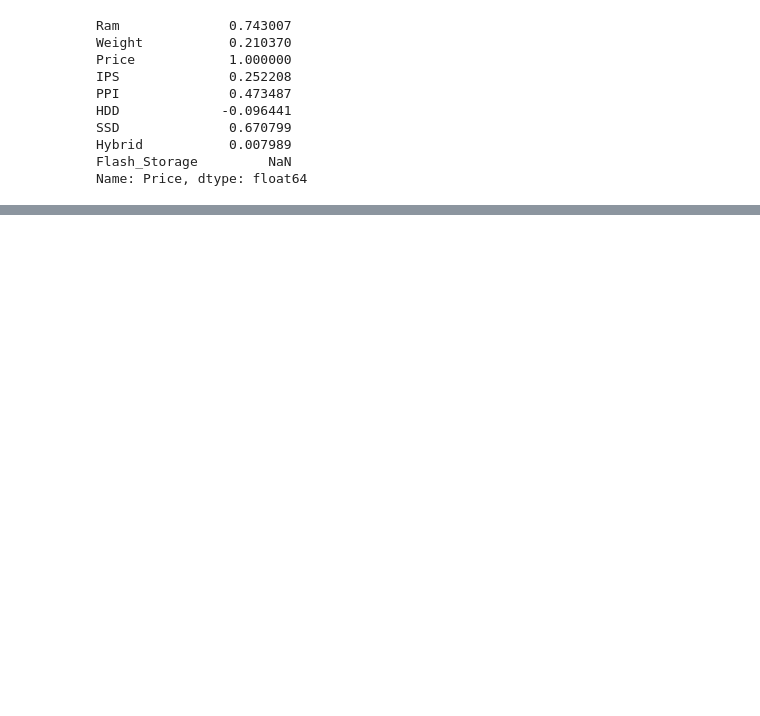
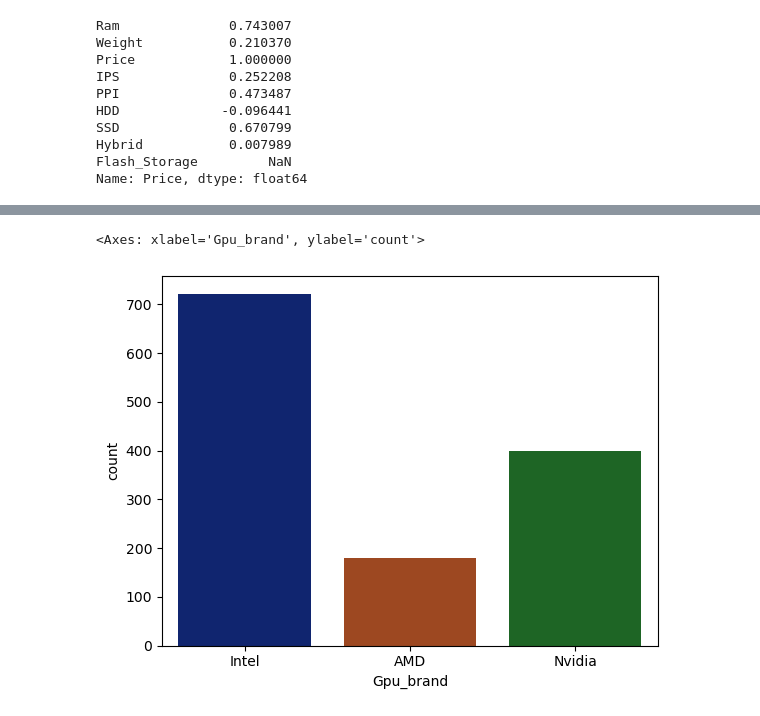
Before and after one commit to devloopcode/laptop_price_predictor, a Jupyter notebook: laptop_price_predicted.ipynb, the cells around one changed output, grey strips where cells are left out. Cells and saved outputs as stored; diff of their text form; code cells hidden in the pictures; blank space fills up the shorter version.

```diff
--- a/laptop_price_predicted.ipynb
+++ b/laptop_price_predicted.ipynb
@@ -665,0 +731,7 @@ Name: Price, dtype: float64
+# %%
+df = df[df['Gpu_brand'] != 'ARM']
+
+sns.countplot(x='Gpu_brand', data=df, hue='Gpu_brand', palette='dark')
+# %% [output]
+<Axes: xlabel='Gpu_brand', ylabel='count'>
+[figure, added]
```
Also changed, not shown: parts of 12 cells of this notebook.
